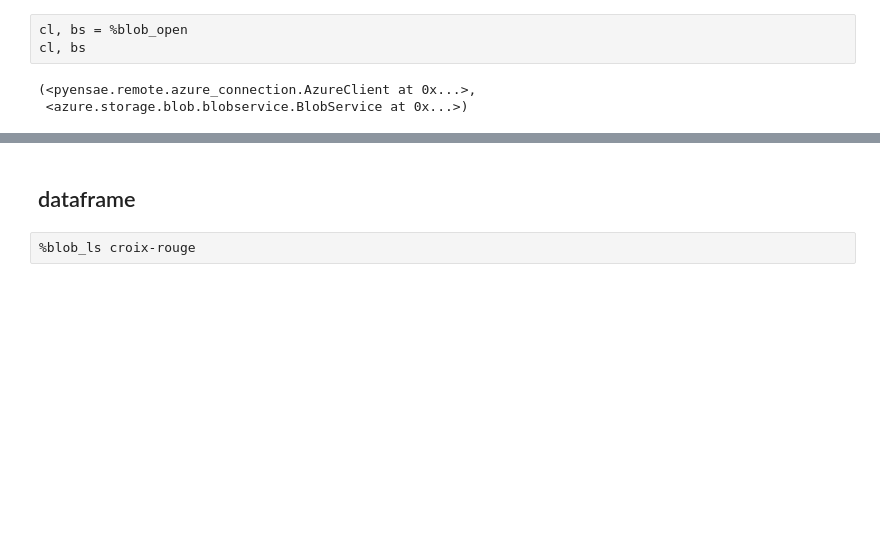
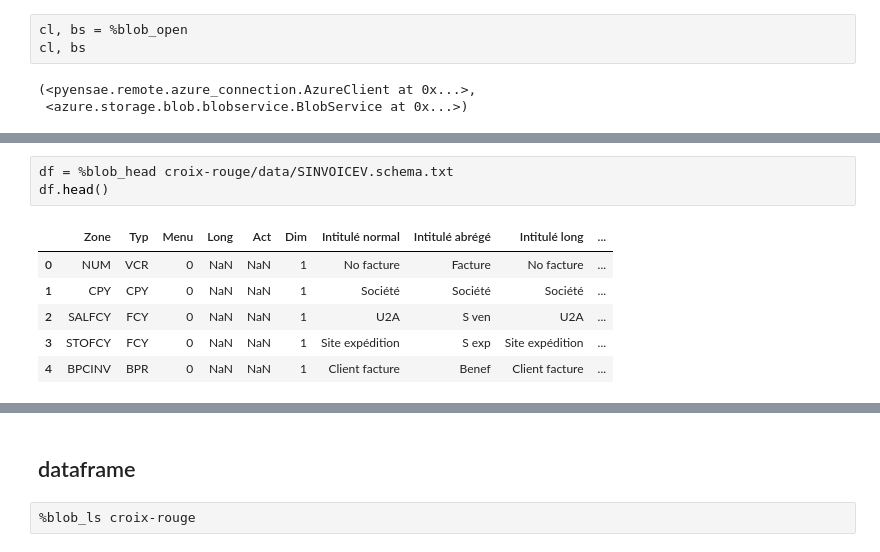
Before and after one commit to sdpython/ensae_projects, a Jupyter notebook: _doc/notebooks/hackathon_2015/exploration.ipynb, the cells around one changed output, grey strips where cells are left out. Saved outputs shown, nothing was run; the diff lists cells and outputs as text; blank space fills up the shorter version.

```diff
--- a/_doc/notebooks/hackathon_2015/exploration.ipynb
+++ b/_doc/notebooks/hackathon_2015/exploration.ipynb
@@ -31,0 +78,10 @@ cl, bs
+# %%
+df = %blob_head croix-rouge/data/SINVOICEV.schema.txt
+df.head()
+# %% [output]
+|  | Zone | Typ | Menu | Long | Act | Dim | Intitulé normal | Intitulé abrégé | Intitulé long | ... |
+| 0 | NUM | VCR | 0 | NaN | NaN | 1 | No facture | Facture | No facture | ... |
+| 1 | CPY | CPY | 0 | NaN | NaN | 1 | Société | Société | Société | ... |
+| 2 | SALFCY | FCY | 0 | NaN | NaN | 1 | U2A | S ven | U2A | ... |
+| 3 | STOFCY | FCY | 0 | NaN | NaN | 1 | Site expédition | S exp | Site expédition | ... |
+| 4 | BPCINV | BPR | 0 | NaN | NaN | 1 | Client facture | Benef | Client facture | ... |
```
Also changed, not shown: parts of 12 cells of this notebook, 1 other file.
